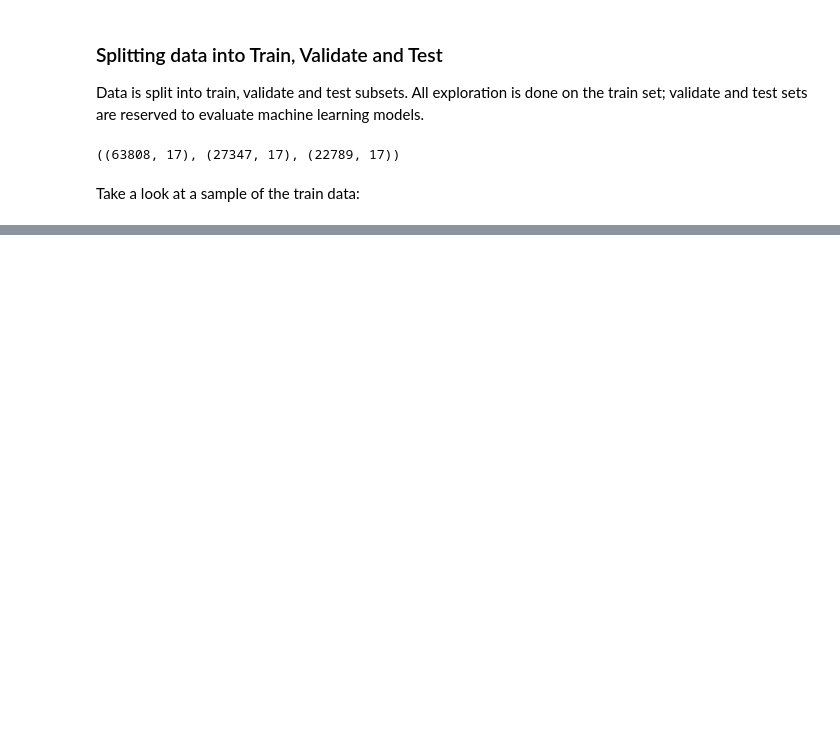
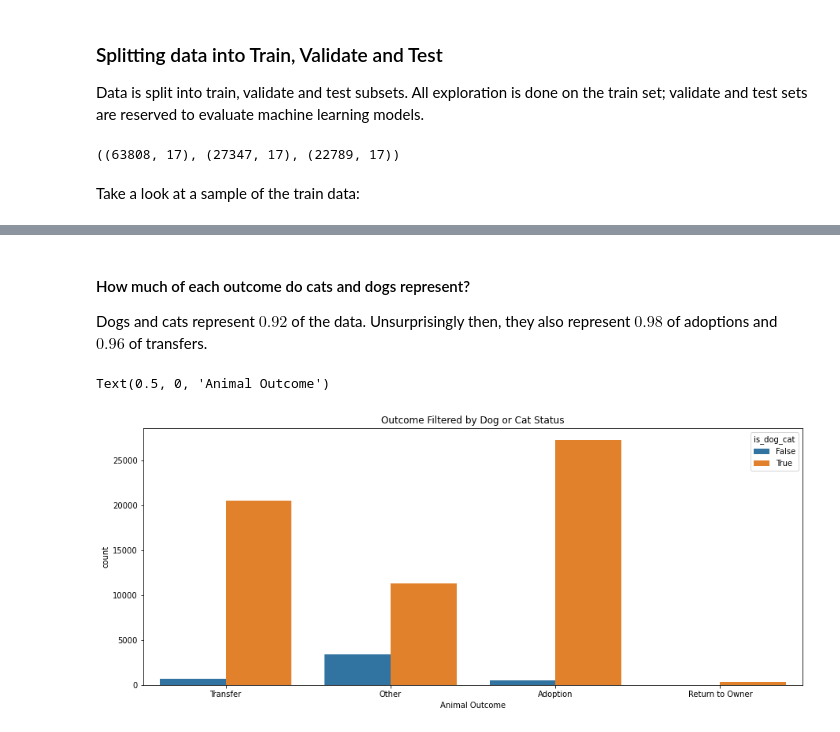
Before and after one commit to stephenfitzsimon/pet_adoption_project, a Jupyter notebook: final_adoption_report.ipynb, the cells around one changed output, grey strips where cells are left out. Cells and saved outputs as stored; diff of their text form; code cells hidden in the pictures; blank space fills up the shorter version.

```diff
--- a/final_adoption_report.ipynb
+++ b/final_adoption_report.ipynb
@@ -215,0 +224,16 @@ Name: target_outcome, dtype: float64
+# %% [markdown]
+#### How much of each outcome do cats and dogs represent?
+
+Dogs and cats represent $0.92$ of the data. Unsurprisingly then, they also represent $0.98$ of adoptions and $0.96$ of transfers.
+# %%
+#make a boolean column
+train['is_dog_cat'] = train['animal_type'].isin(['Cat', 'Dog'])
+#plot the target outcome hued by is_dog_cat
+plt.figure(figsize=PLT_SIZE)
+sns.countplot(data=train, x='target_outcome', hue='is_dog_cat')
+#set strings
+plt.title('Outcome Filtered by Dog or Cat Status')
+plt.xlabel('Animal Outcome')
+# %% [output]
+Text(0.5, 0, 'Animal Outcome')
+[figure, added]
```
Also changed, not shown: parts of 29 cells of this notebook, 2 other files.
